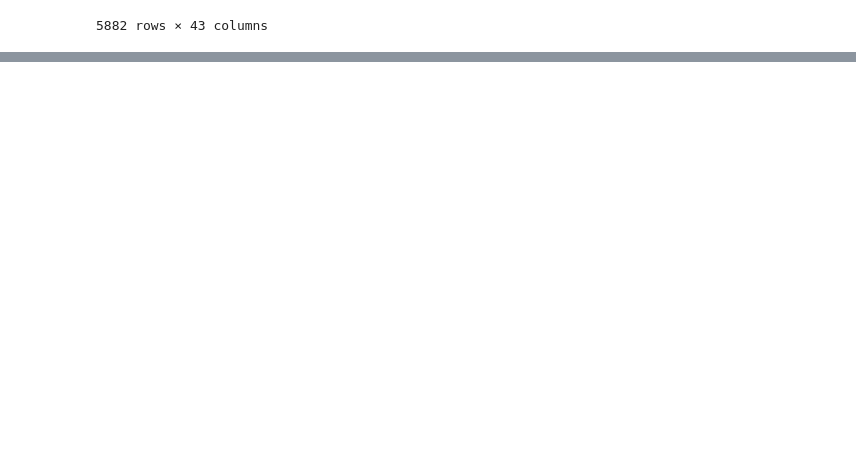
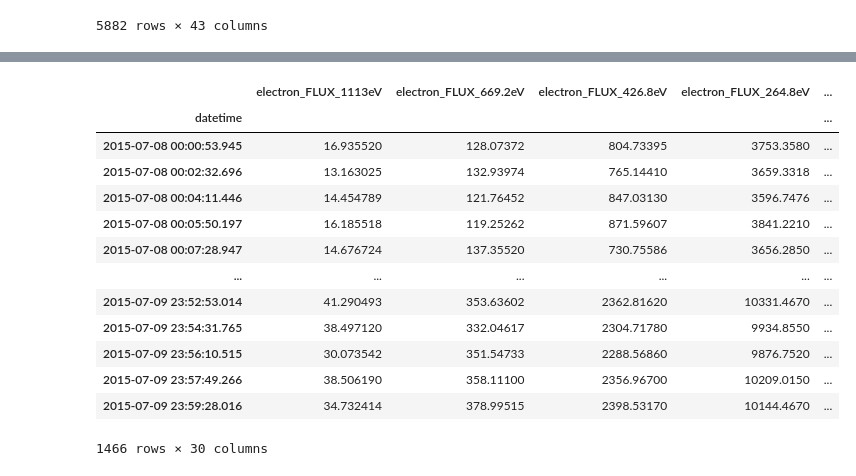
Before and after one commit to Jorgedavyd/SMFGF-SpaceApps, a Jupyter notebook: preprocessing.ipynb, the cells around one changed output, grey strips where cells are left out. Saved outputs shown, nothing was run; the diff lists cells and outputs as text; code cells hidden in the pictures; blank space fills up the shorter version.

```diff
--- a/preprocessing.ipynb
+++ b/preprocessing.ipynb
@@ -157,0 +174,3 @@ TIME: CDF_DOUBLE [3453]
+# %%
+wind_sc.TDP_ELSP(scrap_date)
+# %% [output]
@@ -157,0 +179,14 @@ TIME: CDF_DOUBLE [3453]
+|  | electron_FLUX_1113eV | electron_FLUX_669.2eV | electron_FLUX_426.8eV | electron_FLUX_264.8eV | ... |
+| datetime |  |  |  |  | ... |
+| 2015-07-08 00:00:53.945 | 16.935520 | 128.07372 | 804.73395 | 3753.3580 | ... |
+| 2015-07-08 00:02:32.696 | 13.163025 | 132.93974 | 765.14410 | 3659.3318 | ... |
+| 2015-07-08 00:04:11.446 | 14.454789 | 121.76452 | 847.03130 | 3596.7476 | ... |
+| 2015-07-08 00:05:50.197 | 16.185518 | 119.25262 | 871.59607 | 3841.2210 | ... |
+| 2015-07-08 00:07:28.947 | 14.676724 | 137.35520 | 730.75586 | 3656.2850 | ... |
+| ... | ... | ... | ... | ... | ... |
+| 2015-07-09 23:52:53.014 | 41.290493 | 353.63602 | 2362.81620 | 10331.4670 | ... |
+| 2015-07-09 23:54:31.765 | 38.497120 | 332.04617 | 2304.71780 | 9934.8550 | ... |
+| 2015-07-09 23:56:10.515 | 30.073542 | 351.54733 | 2288.56860 | 9876.7520 | ... |
+| 2015-07-09 23:57:49.266 | 38.506190 | 358.11100 | 2356.96700 | 10209.0150 | ... |
+| 2015-07-09 23:59:28.016 | 34.732414 | 378.99515 | 2398.53170 | 10144.4670 | ... |
+1466 rows × 30 columns
```
Also changed, not shown: parts of 12 cells of this notebook, 3 other files.
